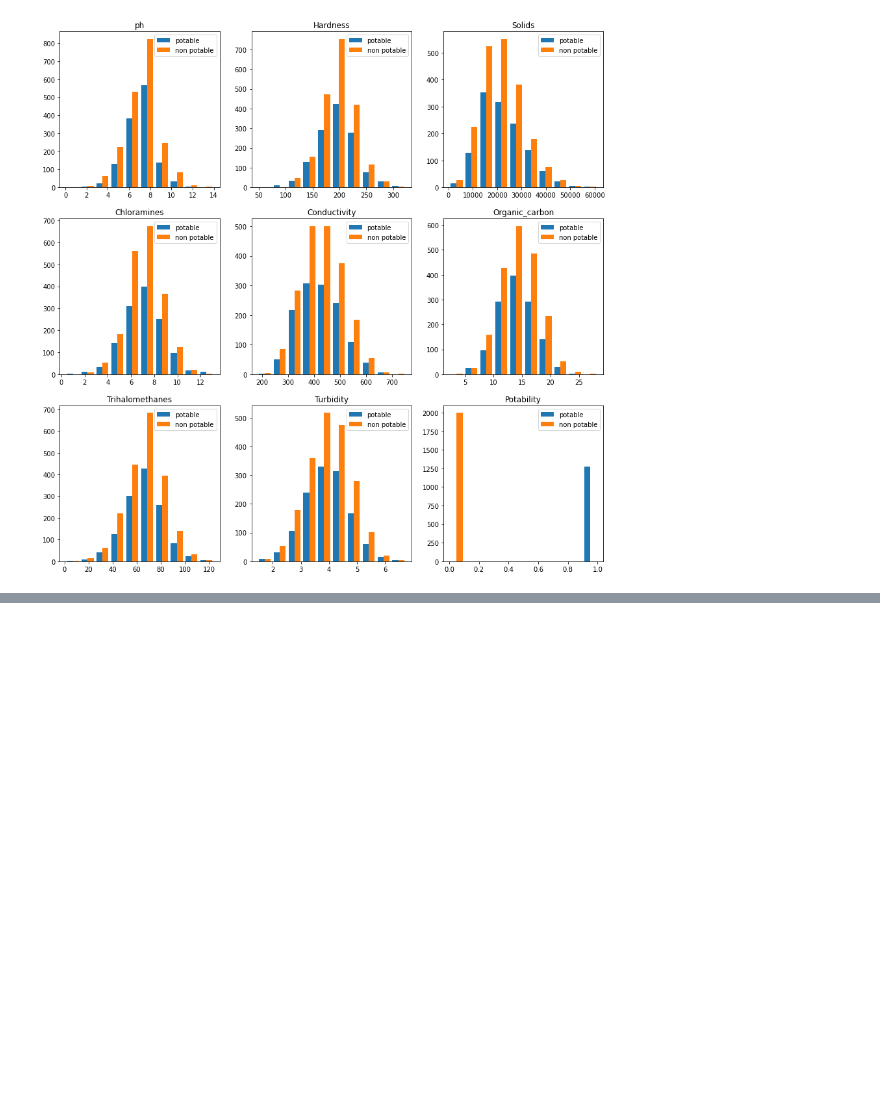
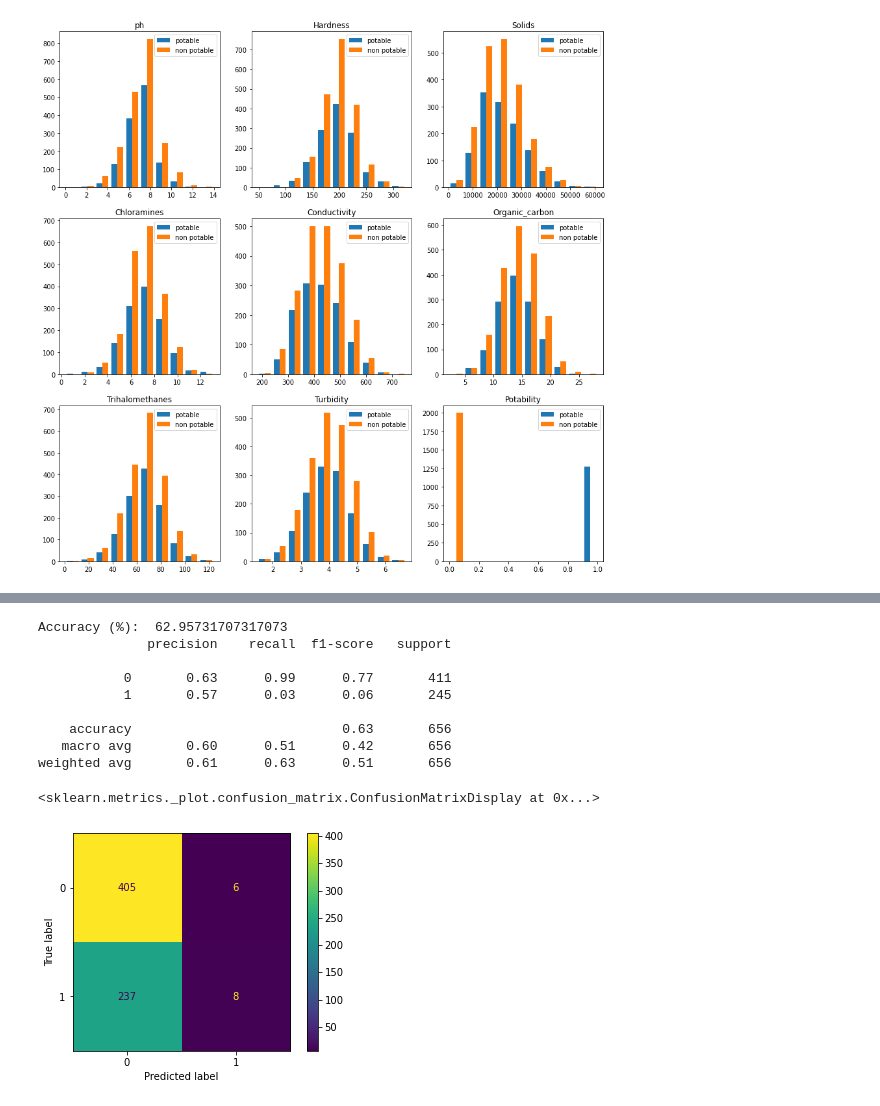
Before and after one commit to sebastien-salien/DATA_exoplanete, a Jupyter notebook: WaterQuality.ipynb, the cells around one changed output, grey strips where cells are left out. Saved outputs shown, nothing was run; the diff lists cells and outputs as text; code cells hidden in the pictures; blank space fills up the shorter version.

```diff
--- a/WaterQuality.ipynb
+++ b/WaterQuality.ipynb
@@ -244,0 +215,24 @@ print(classification_report(y_test,y_pred))
+# %%
+from sklearn.tree import DecisionTreeClassifier
+
+dtc = DecisionTreeClassifier(max_depth = 3)
+dtc.fit(X_train, y_train)
+y_pred = dtc.predict(X_test)
+accuracy = accuracy_score(y_test,y_pred)
+cm = confusion_matrix(y_test, y_pred)
+
+print('Accuracy (%): ', accuracy * 100)
+print(classification_report(y_test,y_pred))
+plot_confusion_matrix(dtc, X_test, y_test)
+# %% [output]
+Accuracy (%):  62.95731707317073
+              precision    recall  f1-score   support
+
+           0       0.63      0.99      0.77       411
+           1       0.57      0.03      0.06       245
+
+    accuracy                           0.63       656
+   macro avg       0.60      0.51      0.42       656
+weighted avg       0.61      0.63      0.51       656
+<sklearn.metrics._plot.confusion_matrix.ConfusionMatrixDisplay at 0x...>
+[figure, added]
```
Also changed, not shown: parts of 11 cells of this notebook.
